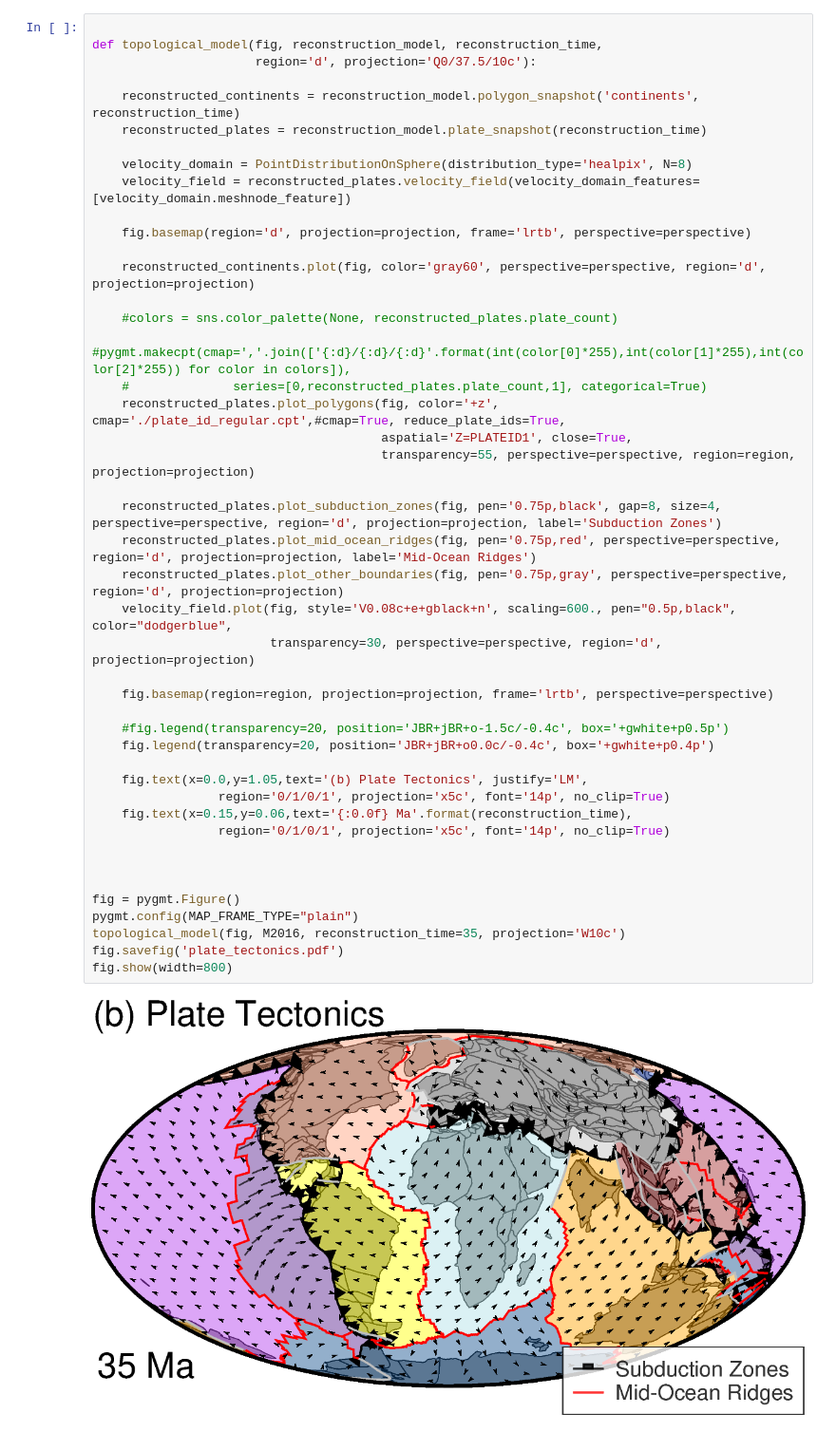
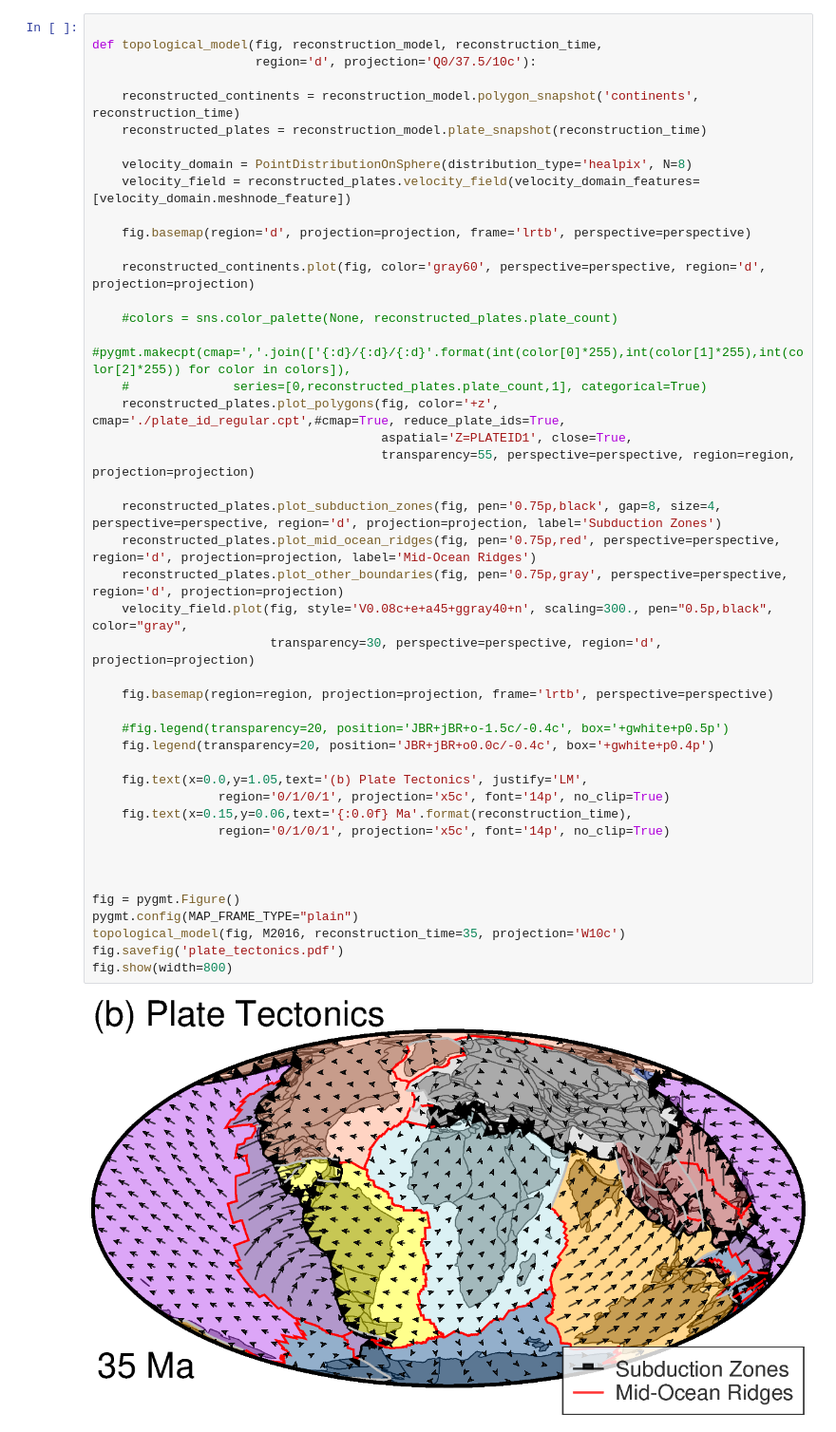
Before and after one commit to siwill22/Deconstructing-Plate-Tectonic-Reconstructions, a Jupyter notebook: Figure3/ReconstructionTypes.ipynb, the cells around one changed output. Shown at 95% size. Drawn from its saved outputs; the diff is of its cells as text.

```diff
--- a/Figure3/ReconstructionTypes.ipynb
+++ b/Figure3/ReconstructionTypes.ipynb
@@ -108,35 +85,35 @@ def topological_model(fig, reconstruction_model, reconstruction_time,
     #colors = sns.color_palette(None, reconstructed_plates.plate_count)
     #pygmt.makecpt(cmap=','.join(['{:d}/{:d}/{:d}'.format(int(color[0]*255),int(color[1]*255),int(color[2]*255)) for color in colors]),
     #              series=[0,reconstructed_plates.plate_count,1], categorical=True)
     reconstructed_plates.plot_polygons(fig, color='+z', cmap='./plate_id_regular.cpt',#cmap=True, reduce_plate_ids=True,
                                        aspatial='Z=PLATEID1', close=True,
                                        transparency=55, perspective=perspective, region=region, projection=projection)
 
     reconstructed_plates.plot_subduction_zones(fig, pen='0.75p,black', gap=8, size=4, perspective=perspective, region='d', projection=projection, label='Subduction Zones')
     reconstructed_plates.plot_mid_ocean_ridges(fig, pen='0.75p,red', perspective=perspective, region='d', projection=projection, label='Mid-Ocean Ridges')
     reconstructed_plates.plot_other_boundaries(fig, pen='0.75p,gray', perspective=perspective, region='d', projection=projection)
-    velocity_field.plot(fig, style='V0.08c+e+gblack+n', scaling=600., pen="0.5p,black", color="dodgerblue",
+    velocity_field.plot(fig, style='V0.08c+e+a45+ggray40+n', scaling=300., pen="0.5p,black", color="gray",
                         transparency=30, perspective=perspective, region='d', projection=projection)
 
     fig.basemap(region=region, projection=projection, frame='lrtb', perspective=perspective)
 
     #fig.legend(transparency=20, position='JBR+jBR+o-1.5c/-0.4c', box='+gwhite+p0.5p')
     fig.legend(transparency=20, position='JBR+jBR+o0.0c/-0.4c', box='+gwhite+p0.4p')
 
     fig.text(x=0.0,y=1.05,text='(b) Plate Tectonics', justify='LM',
                  region='0/1/0/1', projection='x5c', font='14p', no_clip=True)
     fig.text(x=0.15,y=0.06,text='{:0.0f} Ma'.format(reconstruction_time),
                  region='0/1/0/1', projection='x5c', font='14p', no_clip=True)
 
 
 
 fig = pygmt.Figure()
 pygmt.config(MAP_FRAME_TYPE="plain")
 topological_model(fig, M2016, reconstruction_time=35, projection='W10c')
 fig.savefig('plate_tectonics.pdf')
 fig.show(width=800)
 # %% [output]
-[figure, old version]
+[figure, new version]
 # %%
 
 initial_time = 0.
```
Also changed, not shown: parts of 7 cells of this notebook.
